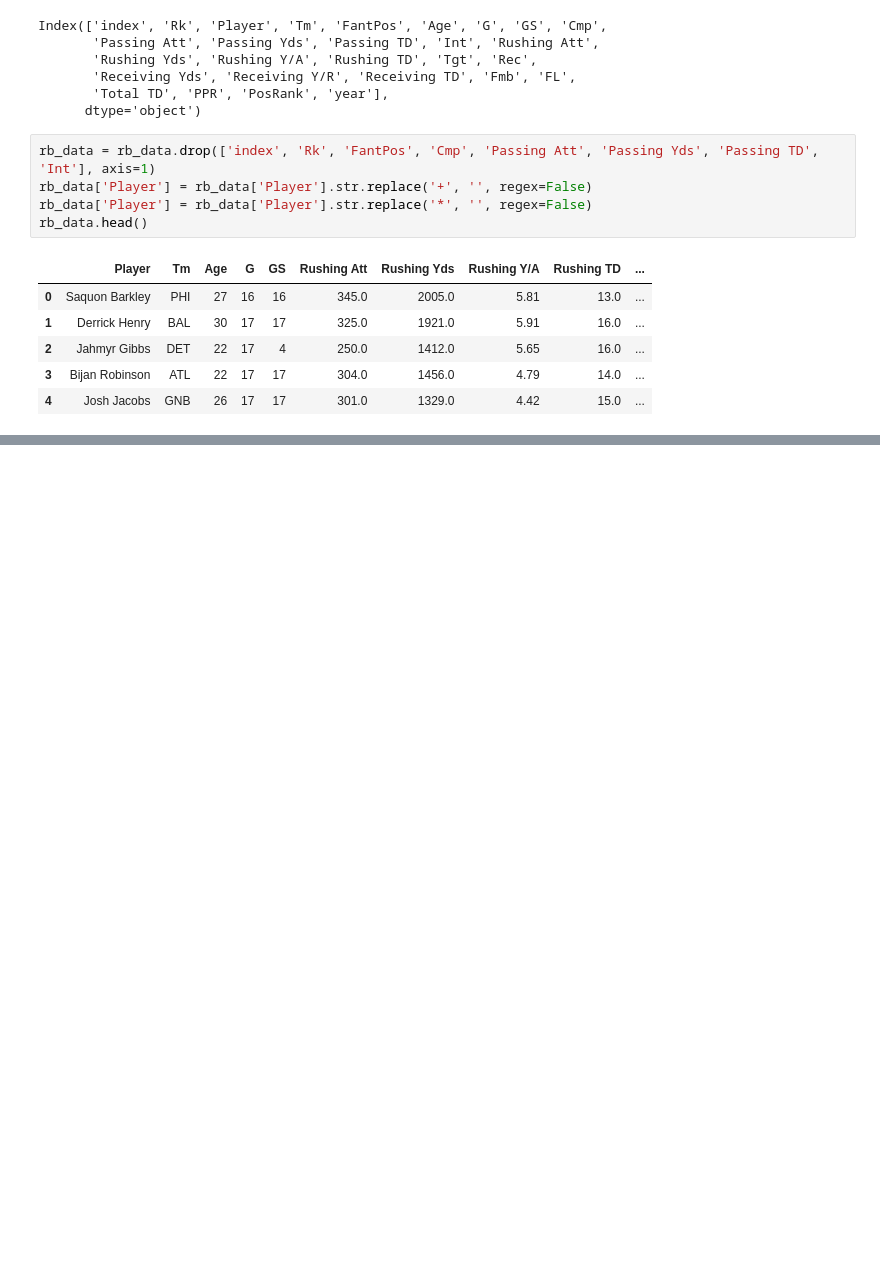
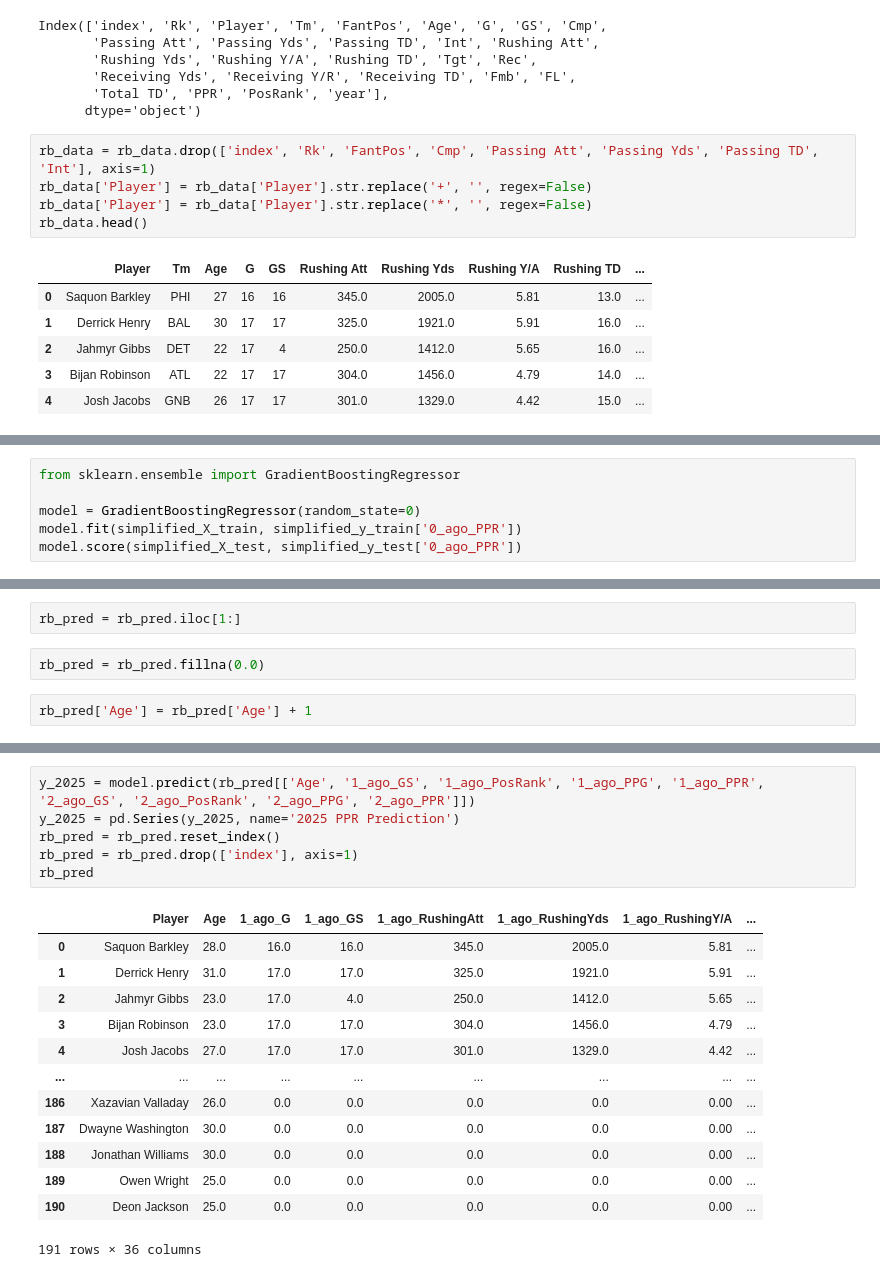
Before and after one commit to hdjwis/FantasyFootballPrediction, a Jupyter notebook: rb_prediction.ipynb, the cells around one changed output, grey strips where cells are left out. Saved outputs shown, nothing was run; the diff lists cells and outputs as text; blank space fills up the shorter version.

Commit message:
first attempt at rb model

```diff
--- a/rb_prediction.ipynb
+++ b/rb_prediction.ipynb
@@ -38,0 +199,6 @@ rb_data.head()
+# %%
+from sklearn.ensemble import GradientBoostingRegressor
+
+model = GradientBoostingRegressor(random_state=0)
+model.fit(simplified_X_train, simplified_y_train['0_ago_PPR'])
+model.score(simplified_X_test, simplified_y_test['0_ago_PPR'])
@@ -38,0 +264,6 @@ rb_data.head()
+# %%
+rb_pred = rb_pred.iloc[1:]
+# %%
+rb_pred = rb_pred.fillna(0.0)
+# %%
+rb_pred['Age'] = rb_pred['Age'] + 1
@@ -38,0 +283,20 @@ rb_data.head()
+# %%
+y_2025 = model.predict(rb_pred[['Age', '1_ago_GS', '1_ago_PosRank', '1_ago_PPG', '1_ago_PPR', '2_ago_GS', '2_ago_PosRank', '2_ago_PPG', '2_ago_PPR']])
+y_2025 = pd.Series(y_2025, name='2025 PPR Prediction')
+rb_pred = rb_pred.reset_index()
+rb_pred = rb_pred.drop(['index'], axis=1)
+rb_pred
+# %% [output]
+|  | Player | Age | 1_ago_G | 1_ago_GS | 1_ago_RushingAtt | 1_ago_RushingYds | 1_ago_RushingY/A | ... |
+| 0 | Saquon Barkley | 28.0 | 16.0 | 16.0 | 345.0 | 2005.0 | 5.81 | ... |
+| 1 | Derrick Henry | 31.0 | 17.0 | 17.0 | 325.0 | 1921.0 | 5.91 | ... |
+| 2 | Jahmyr Gibbs | 23.0 | 17.0 | 4.0 | 250.0 | 1412.0 | 5.65 | ... |
+| 3 | Bijan Robinson | 23.0 | 17.0 | 17.0 | 304.0 | 1456.0 | 4.79 | ... |
+| 4 | Josh Jacobs | 27.0 | 17.0 | 17.0 | 301.0 | 1329.0 | 4.42 | ... |
+| ... | ... | ... | ... | ... | ... | ... | ... | ... |
+| 186 | Xazavian Valladay | 26.0 | 0.0 | 0.0 | 0.0 | 0.0 | 0.00 | ... |
+| 187 | Dwayne Washington | 30.0 | 0.0 | 0.0 | 0.0 | 0.0 | 0.00 | ... |
+| 188 | Jonathan Williams | 30.0 | 0.0 | 0.0 | 0.0 | 0.0 | 0.00 | ... |
+| 189 | Owen Wright | 25.0 | 0.0 | 0.0 | 0.0 | 0.0 | 0.00 | ... |
+| 190 | Deon Jackson | 25.0 | 0.0 | 0.0 | 0.0 | 0.0 | 0.00 | ... |
+191 rows × 36 columns
```
Also changed, not shown: parts of 25 cells of this notebook, 1 other file.
